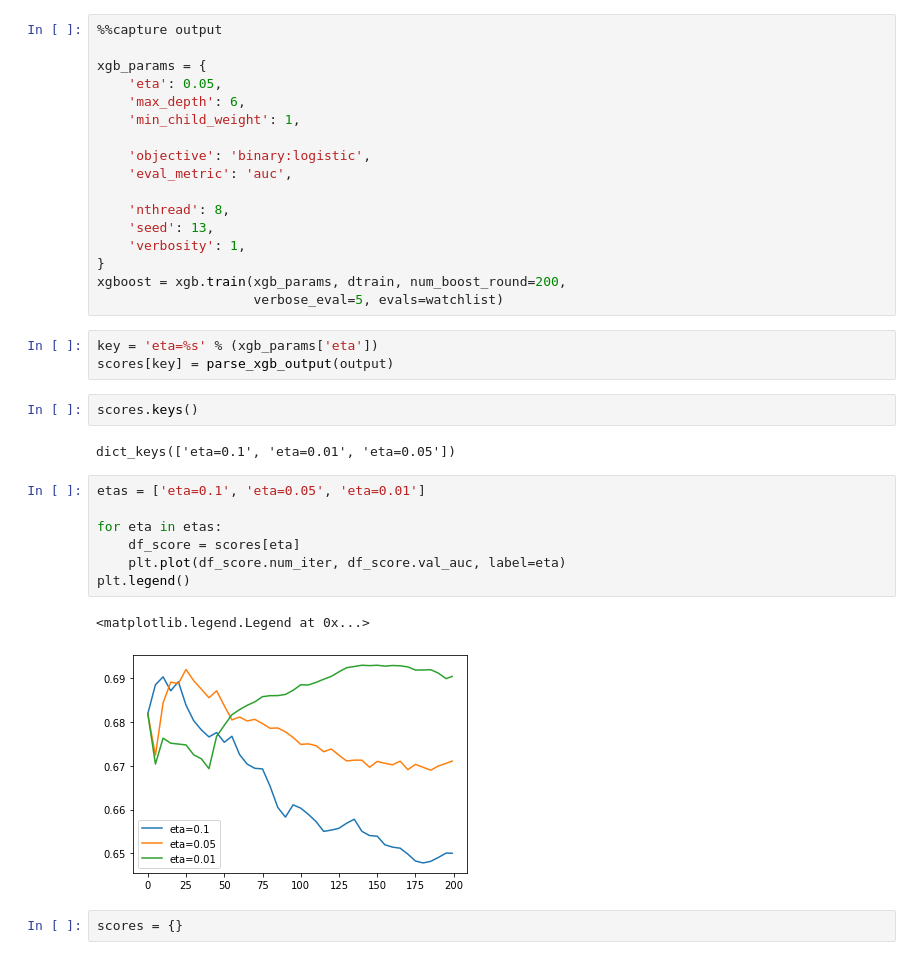
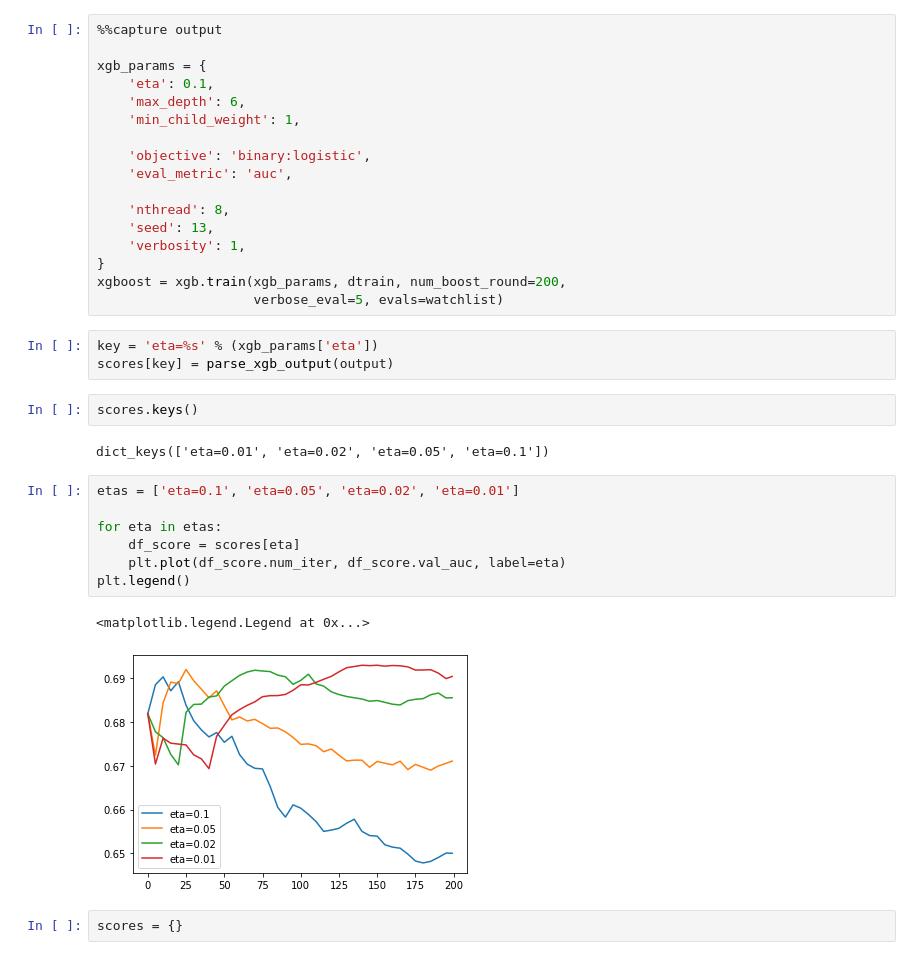
Before and after one commit to DZorikhin/heart-desease-pred, a Jupyter notebook: notebook.ipynb, the cells around one changed output. Cells and saved outputs as stored; diff of their text form.

```diff
--- a/notebook.ipynb
+++ b/notebook.ipynb
@@ -822,7 +836,7 @@ scores = {}
 %%capture output
 
 xgb_params = {
-    'eta': 0.05,
+    'eta': 0.1,
     'max_depth': 6,
     'min_child_weight': 1,
 
@@ -841,17 +855,17 @@ scores[key] = parse_xgb_output(output)
 # %%
 scores.keys()
 # %% [output]
-dict_keys(['eta=0.1', 'eta=0.01', 'eta=0.05'])
+dict_keys(['eta=0.01', 'eta=0.02', 'eta=0.05', 'eta=0.1'])
 # %%
-etas = ['eta=0.1', 'eta=0.05', 'eta=0.01']
+etas = ['eta=0.1', 'eta=0.05', 'eta=0.02', 'eta=0.01']
 
 for eta in etas:
     df_score = scores[eta]
     plt.plot(df_score.num_iter, df_score.val_auc, label=eta)
 plt.legend()
 # %% [output]
 <matplotlib.legend.Legend at 0x...>
-[figure, old version]
+[figure, new version]
 # %%
 scores = {}
 # %%
```
Also changed, not shown: parts of 20 cells of this notebook.
